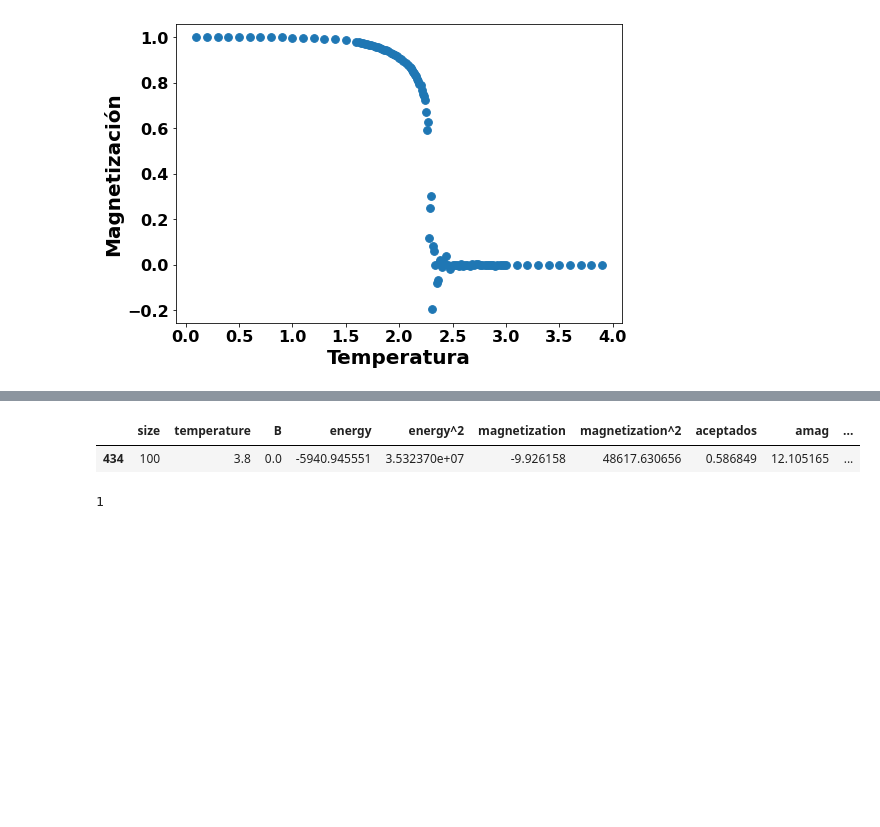
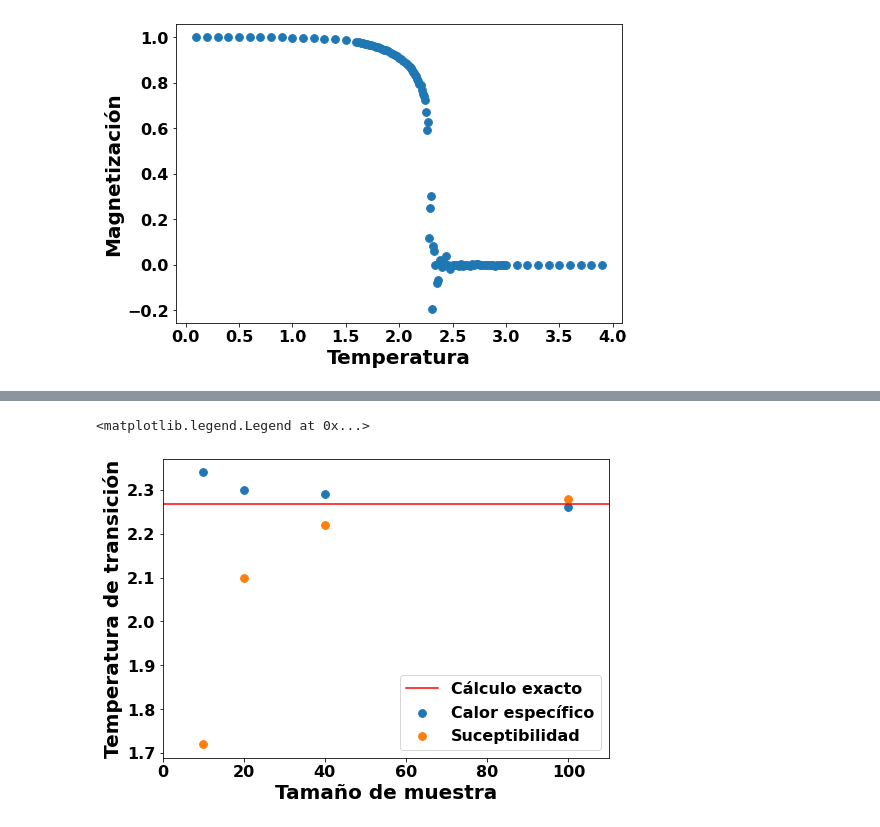
Before and after one commit to sstandre/ising, a Jupyter notebook: analisis_A.ipynb, the cells around one changed output, grey strips where cells are left out. Cells and saved outputs as stored; diff of their text form; code cells hidden in the pictures; blank space fills up the shorter version.

```diff
--- a/analisis_A.ipynb
+++ b/analisis_A.ipynb
@@ -196,9 +232,24 @@ dataf[dataf['Cv']==max(dataf['Cv'])]
-# %%
-dataf[dataf['temperature']==3.8]
-# %% [output]
-|  | size | temperature | B | energy | energy^2 | magnetization | magnetization^2 | aceptados | amag | ... |
-| 434 | 100 | 3.8 | 0.0 | -5940.945551 | 3.532370e+07 | -9.926158 | 48617.630656 | 0.586849 | 12.105165 | ... |
-# %%
-range(2)[1]
-# %% [output]
-1
+# %%
+tcv=pd.DataFrame()
+tx=pd.DataFrame()
+scv=pd.DataFrame()
+sx=pd.DataFrame()
+for s in [10, 20,40,100]:
+    dataf = data[(data['size']==s) & (data['B']==0.0)]
+    tcv=tcv.append(dataf[dataf['Cv']==max(dataf['Cv'])]['temperature'])
+    scv=scv.append(dataf[dataf['Cv']==max(dataf['Cv'])]['size'])
+    tx=tx.append(dataf[dataf['X']==max(dataf['X'])]['temperature'])
+    sx=sx.append(dataf[dataf['X']==max(dataf['X'])]['size'])
+ax=plt.figure()
+ax.set_size_inches(8, 5.5)
+#plt.scatter(dataf['temperature'], dataf['Cv'],s=60)
+plt.xlabel('Tamaño de muestra', fontsize=20, weight='bold' )
+plt.ylabel('Temperatura de transición', fontsize=20, weight='bold' )
+plt.xlim([0,110])
+plt.scatter(scv,tcv, label='Calor específico',s=60)
+plt.scatter(sx,tx, label='Suceptibilidad', s=60)
+plt.plot([0,110],[2.269,2.269], label='Cálculo exacto',color='red')
+plt.legend()
+# %% [output]
+<matplotlib.legend.Legend at 0x...>
+[figure, added]
```
Also changed, not shown: parts of 11 cells of this notebook.
